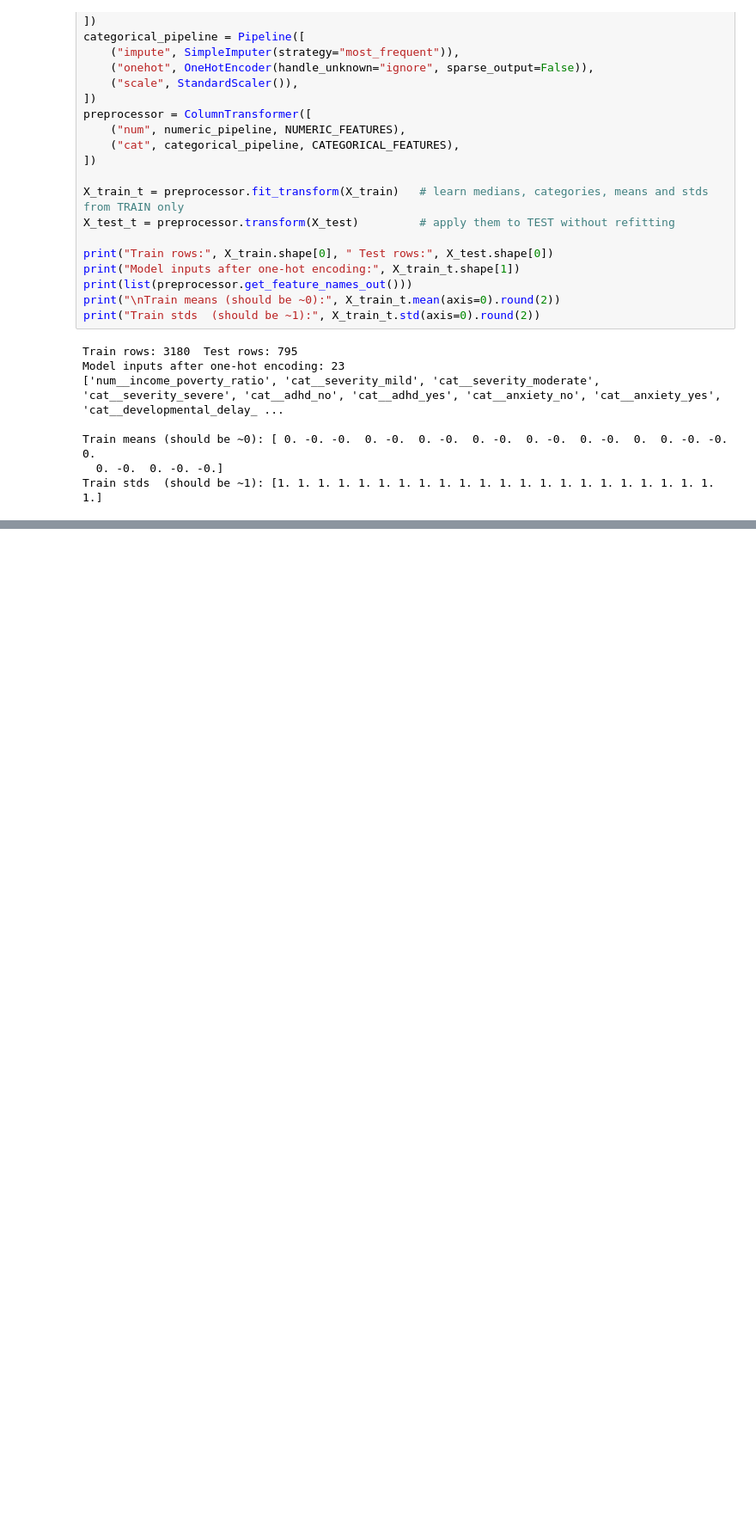
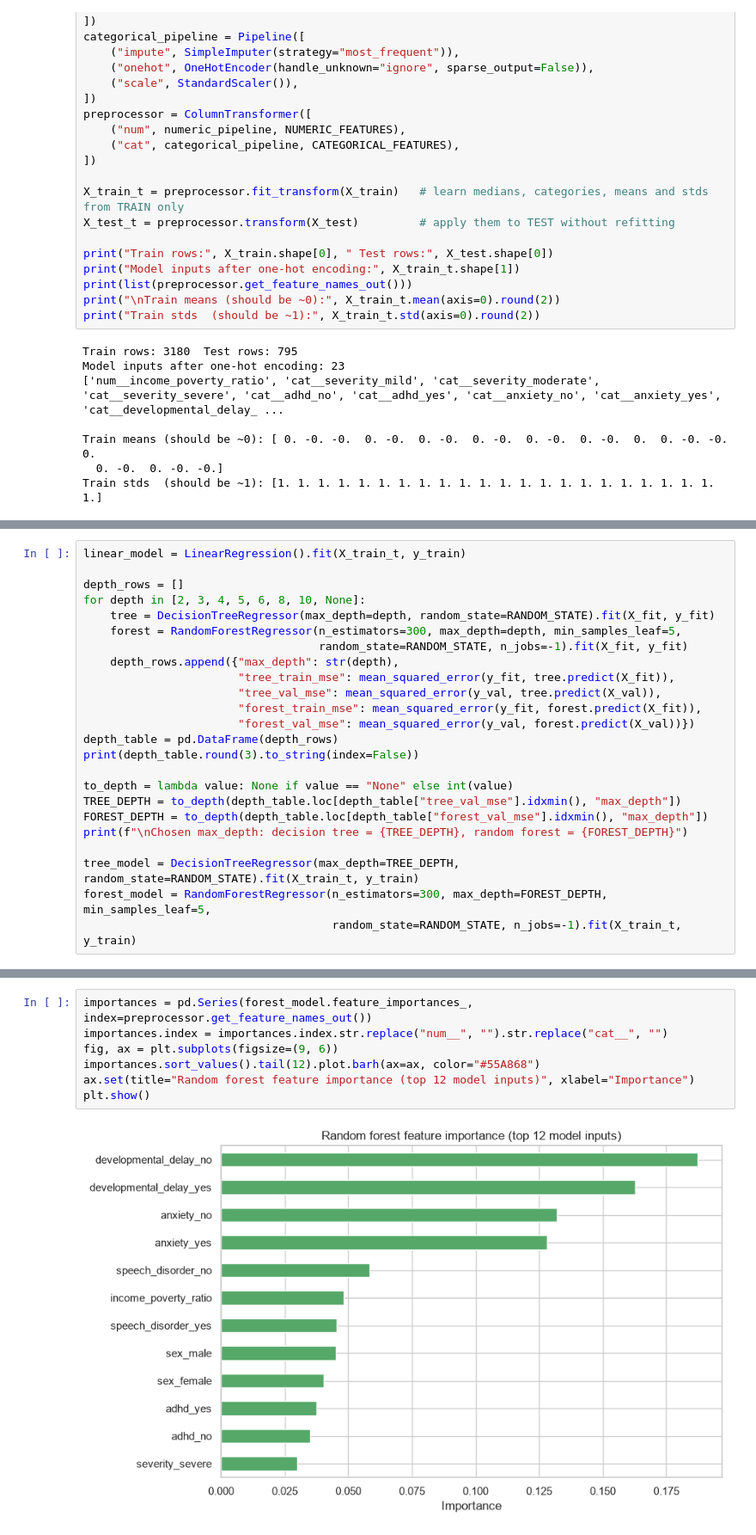
Before and after one commit to pmganga/linear_regression_model, a Jupyter notebook: summative/linear_regression/multivariate.ipynb, the cells around one changed output, grey strips where cells are left out. Shown at 86% size. Saved outputs shown, nothing was run; the diff lists cells and outputs as text; blank space fills up the shorter version.

```diff
--- a/summative/linear_regression/multivariate.ipynb
+++ b/summative/linear_regression/multivariate.ipynb
@@ -464,0 +612,24 @@ The data is now ready for training and comparing the four models.
+# %%
+linear_model = LinearRegression().fit(X_train_t, y_train)
+
+depth_rows = []
+for depth in [2, 3, 4, 5, 6, 8, 10, None]:
+    tree = DecisionTreeRegressor(max_depth=depth, random_state=RANDOM_STATE).fit(X_fit, y_fit)
+    forest = RandomForestRegressor(n_estimators=300, max_depth=depth, min_samples_leaf=5,
+                                   random_state=RANDOM_STATE, n_jobs=-1).fit(X_fit, y_fit)
+    depth_rows.append({"max_depth": str(depth),
+                       "tree_train_mse": mean_squared_error(y_fit, tree.predict(X_fit)),
+                       "tree_val_mse": mean_squared_error(y_val, tree.predict(X_val)),
+                       "forest_train_mse": mean_squared_error(y_fit, forest.predict(X_fit)),
+                       "forest_val_mse": mean_squared_error(y_val, forest.predict(X_val))})
+depth_table = pd.DataFrame(depth_rows)
+print(depth_table.round(3).to_string(index=False))
+
+to_depth = lambda value: None if value == "None" else int(value)
+TREE_DEPTH = to_depth(depth_table.loc[depth_table["tree_val_mse"].idxmin(), "max_depth"])
+FOREST_DEPTH = to_depth(depth_table.loc[depth_table["forest_val_mse"].idxmin(), "max_depth"])
+print(f"\nChosen max_depth: decision tree = {TREE_DEPTH}, random forest = {FOREST_DEPTH}")
+
+tree_model = DecisionTreeRegressor(max_depth=TREE_DEPTH, random_state=RANDOM_STATE).fit(X_train_t, y_train)
+forest_model = RandomForestRegressor(n_estimators=300, max_depth=FOREST_DEPTH, min_samples_leaf=5,
+                                     random_state=RANDOM_STATE, n_jobs=-1).fit(X_train_t, y_train)
@@ -464,0 +709,9 @@ The data is now ready for training and comparing the four models.
+# %%
+importances = pd.Series(forest_model.feature_importances_, index=preprocessor.get_feature_names_out())
+importances.index = importances.index.str.replace("num__", "").str.replace("cat__", "")
+fig, ax = plt.subplots(figsize=(9, 6))
+importances.sort_values().tail(12).plot.barh(ax=ax, color="#55A868")
+ax.set(title="Random forest feature importance (top 12 model inputs)", xlabel="Importance")
+plt.show()
+# %% [output]
+[figure, added]
```
Also changed, not shown: parts of 43 cells of this notebook.
